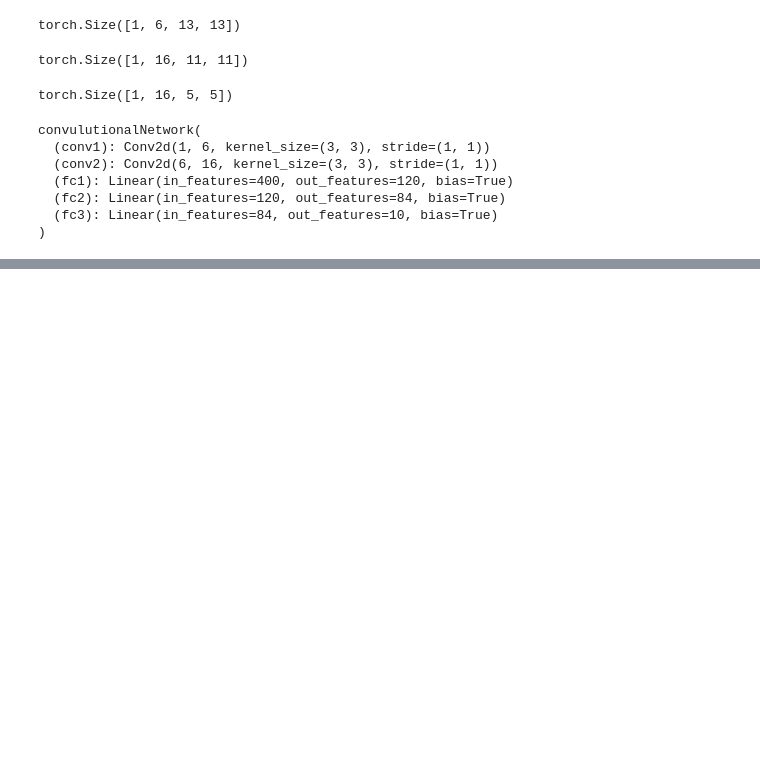
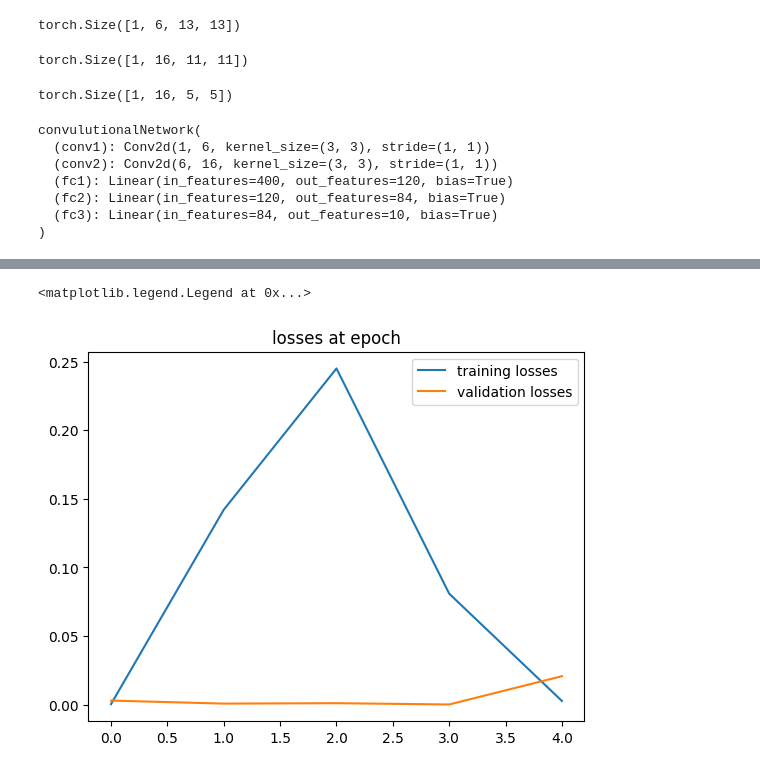
Before and after one commit to arch1781993/Learning_Pytorch_DeepLearning, a Jupyter notebook: 6_CNN_Project.ipynb, the cells around one changed output, grey strips where cells are left out. Drawn from its saved outputs; the diff is of its cells as text; code cells hidden in the pictures; blank space fills up the shorter version.

```diff
--- a/6_CNN_Project.ipynb
+++ b/6_CNN_Project.ipynb
@@ -131,0 +206,11 @@ optimizer = torch.optim.Adam(model.parameters(),lr = 0.001) # Smaller the LR, th
+# %%
+# Graph the loss at epoch
+train_losses = [tl.item() for tl in train_losses] # train_losses is a tensor, converting that to a list, item() is a built-in method used to extract a standard Python number (like a float or int) from a tensor that contains a single value.
+                                                  # [] converts that to a list
+plt.plot(train_losses, label='training losses')
+plt.plot(test_losses, label='validation losses')
+plt.title('losses at epoch')
+plt.legend()
+# %% [output]
+<matplotlib.legend.Legend at 0x...>
+[figure, added]
```
Also changed, not shown: parts of 15 cells of this notebook.
